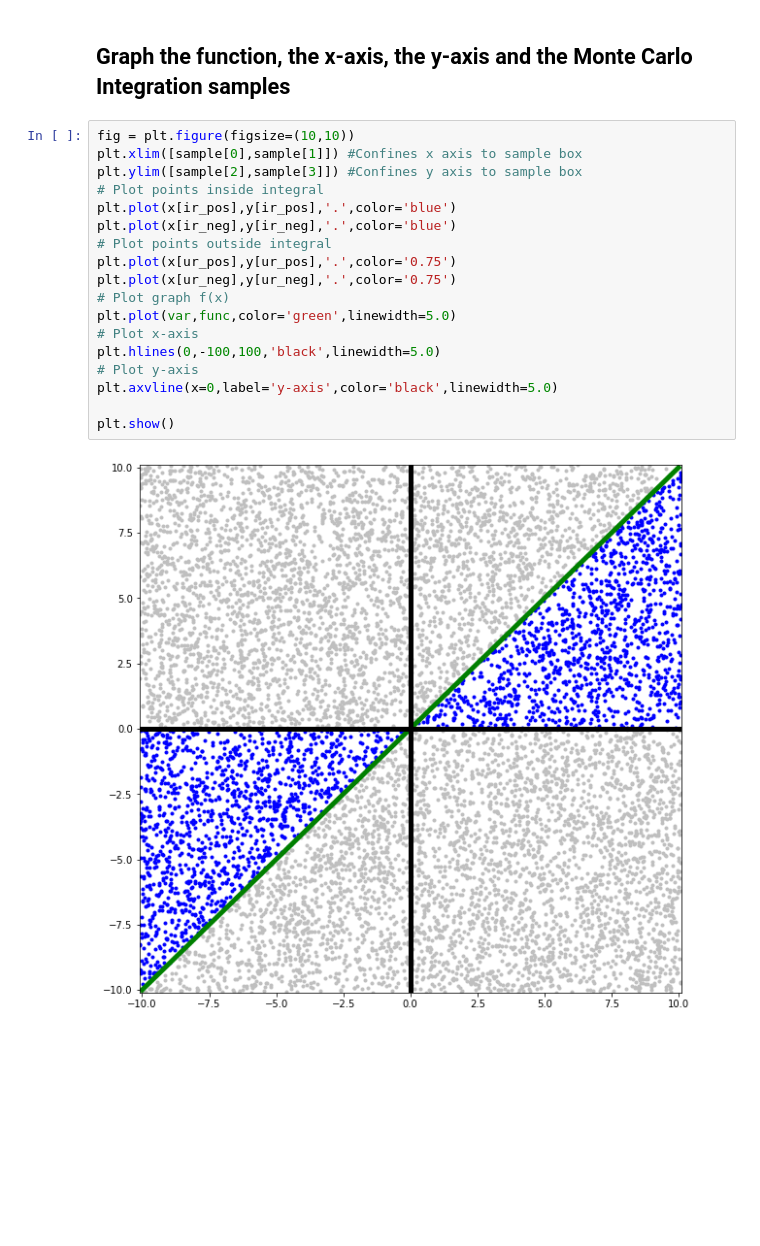
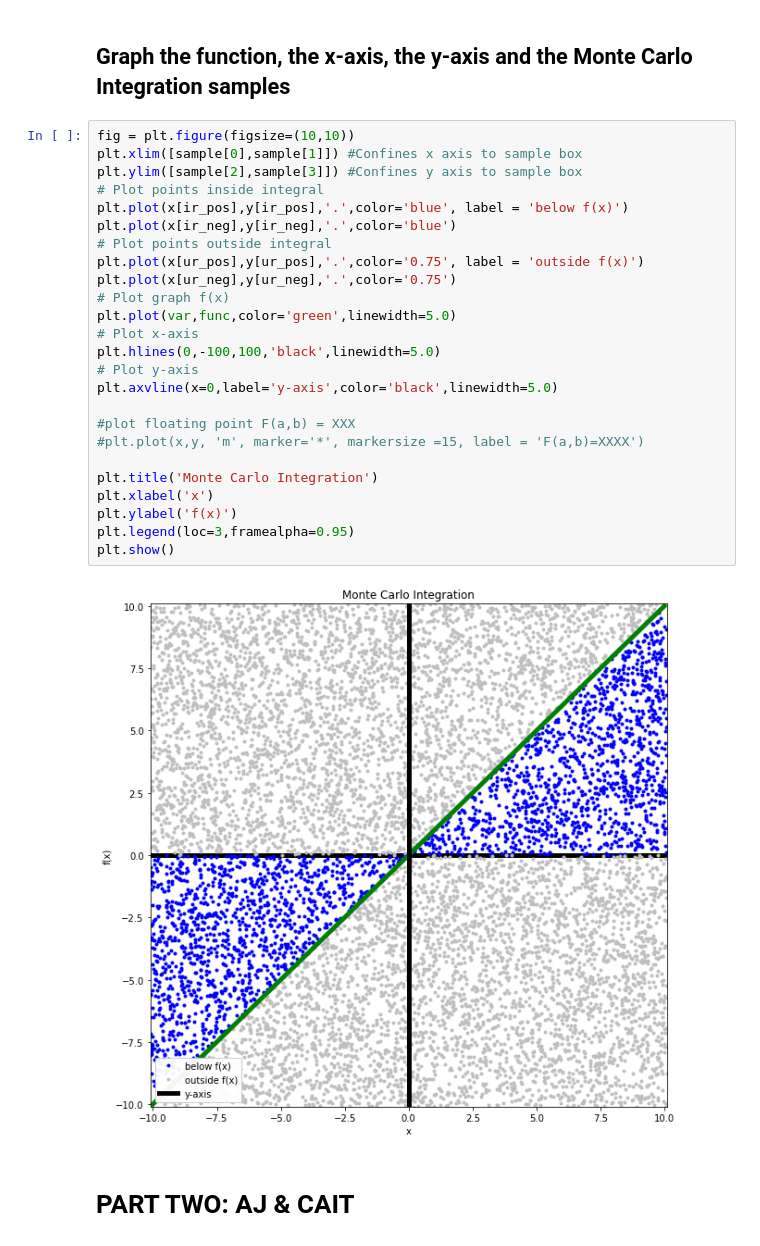
Before and after one commit to astroreyes/ASTR119-Project, a Jupyter notebook: part-1/Final_Monte_Carlo_V2.ipynb, the cells around one changed output. Saved outputs shown, nothing was run; the diff lists cells and outputs as text; blank space fills up the shorter version.

```diff
--- a/part-1/Final_Monte_Carlo_V2.ipynb
+++ b/part-1/Final_Monte_Carlo_V2.ipynb
@@ -103,20 +103,29 @@ for i in range(n):
 # %%
 fig = plt.figure(figsize=(10,10))
 plt.xlim([sample[0],sample[1]]) #Confines x axis to sample box
 plt.ylim([sample[2],sample[3]]) #Confines y axis to sample box
 # Plot points inside integral
-plt.plot(x[ir_pos],y[ir_pos],'.',color='blue')
+plt.plot(x[ir_pos],y[ir_pos],'.',color='blue', label = 'below f(x)')
 plt.plot(x[ir_neg],y[ir_neg],'.',color='blue')
 # Plot points outside integral
-plt.plot(x[ur_pos],y[ur_pos],'.',color='0.75')
+plt.plot(x[ur_pos],y[ur_pos],'.',color='0.75', label = 'outside f(x)')
 plt.plot(x[ur_neg],y[ur_neg],'.',color='0.75')
 # Plot graph f(x)
 plt.plot(var,func,color='green',linewidth=5.0)
 # Plot x-axis
 plt.hlines(0,-100,100,'black',linewidth=5.0)
 # Plot y-axis
 plt.axvline(x=0,label='y-axis',color='black',linewidth=5.0)
 
+#plot floating point F(a,b) = XXX
+#plt.plot(x,y, 'm', marker='*', markersize =15, label = 'F(a,b)=XXXX')
+
+plt.title('Monte Carlo Integration')
+plt.xlabel('x')
+plt.ylabel('f(x)')
+plt.legend(loc=3,framealpha=0.95)
 plt.show()
 # %% [output]
-[figure, old version]
+[figure, new version]
+# %% [markdown]
+# PART TWO: AJ & CAIT
```
Also changed, not shown: parts of 8 cells of this notebook.
